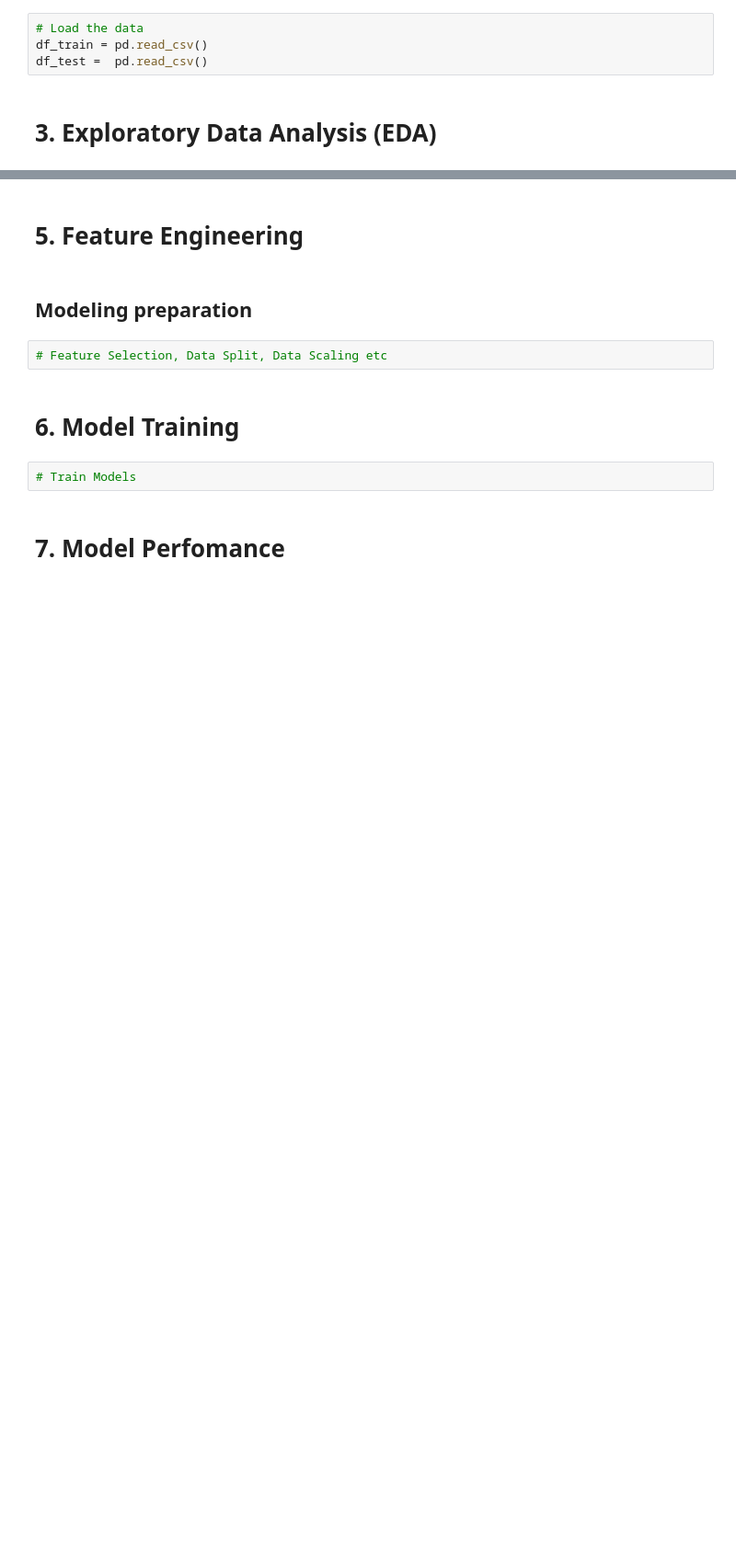
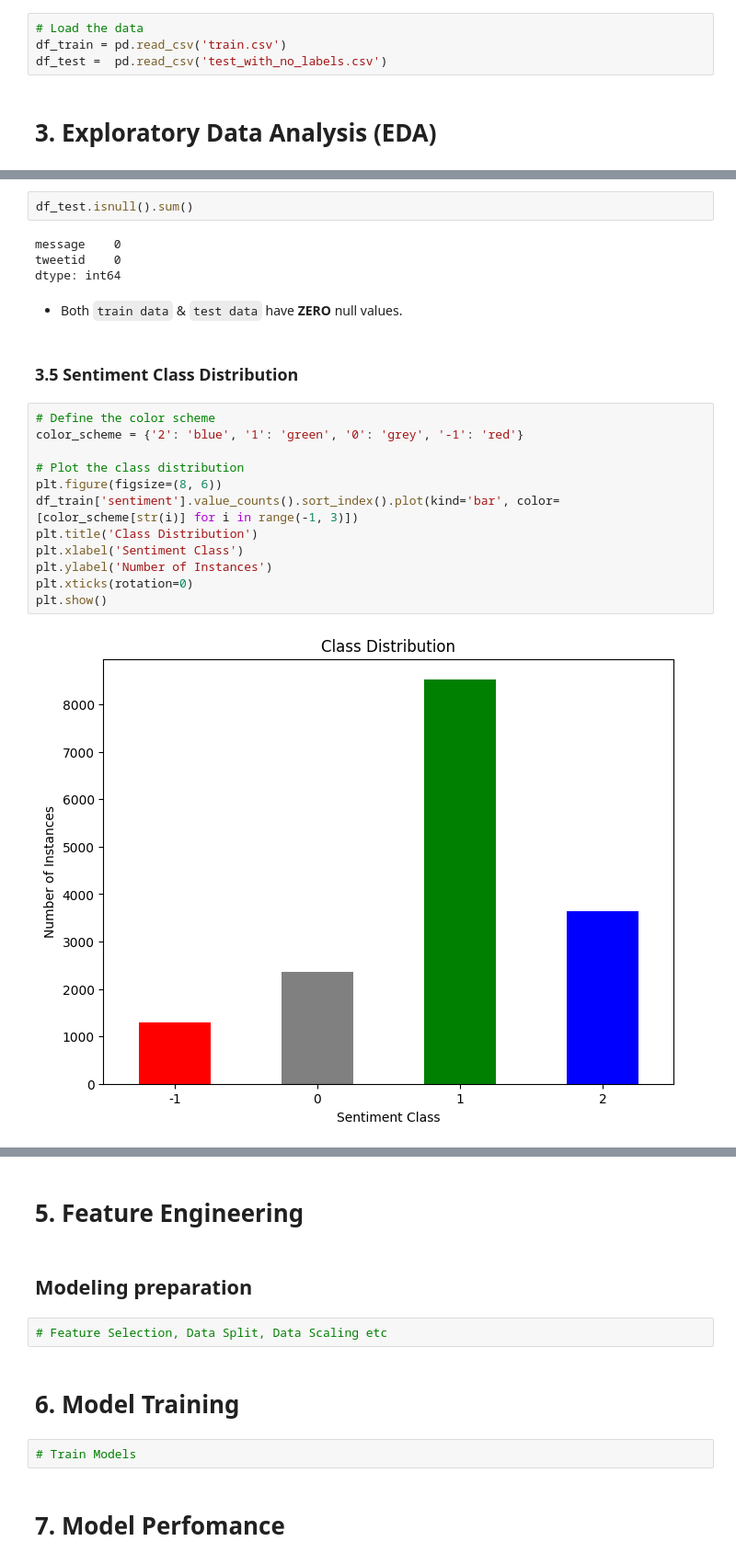
Before and after one commit to Sonkhe-Shongwe/Classification-Sprint-2307FTDS-Team-JL2, a Jupyter notebook: Classification_Sprint_2307FTDS_Team_JL2.ipynb, the cells around one changed output, grey strips where cells are left out. Shown at 92% size. Drawn from its saved outputs; the diff is of its cells as text; blank space fills up the shorter version.

Commit message:
Basic updates, Data Preprocessing and EDA

```diff
--- a/Classification_Sprint_2307FTDS_Team_JL2.ipynb
+++ b/Classification_Sprint_2307FTDS_Team_JL2.ipynb
@@ -51,7 +62,7 @@ import seaborn as sns
 # 2.Loading Data
 # %%
 # Load the data
-df_train = pd.read_csv()
-df_test =  pd.read_csv()
+df_train = pd.read_csv('train.csv')
+df_test =  pd.read_csv('test_with_no_labels.csv')
 # %% [markdown]
 # 3. Exploratory Data Analysis (EDA)
@@ -59,0 +150,24 @@ df_test =  pd.read_csv()
+# %%
+df_test.isnull().sum()
+# %% [output]
+message    0
+tweetid    0
+dtype: int64
+# %% [markdown]
+- Both `train data` & `test data` have **ZERO** null values.
+# %% [markdown]
+### 3.5 Sentiment Class Distribution
+# %%
+# Define the color scheme
+color_scheme = {'2': 'blue', '1': 'green', '0': 'grey', '-1': 'red'}
+
+# Plot the class distribution
+plt.figure(figsize=(8, 6))
+df_train['sentiment'].value_counts().sort_index().plot(kind='bar', color=[color_scheme[str(i)] for i in range(-1, 3)])
+plt.title('Class Distribution')
+plt.xlabel('Sentiment Class')
+plt.ylabel('Number of Instances')
+plt.xticks(rotation=0)
+plt.show()
+# %% [output]
+[figure, added]
```
Also changed, not shown: parts of 54 cells of this notebook.
